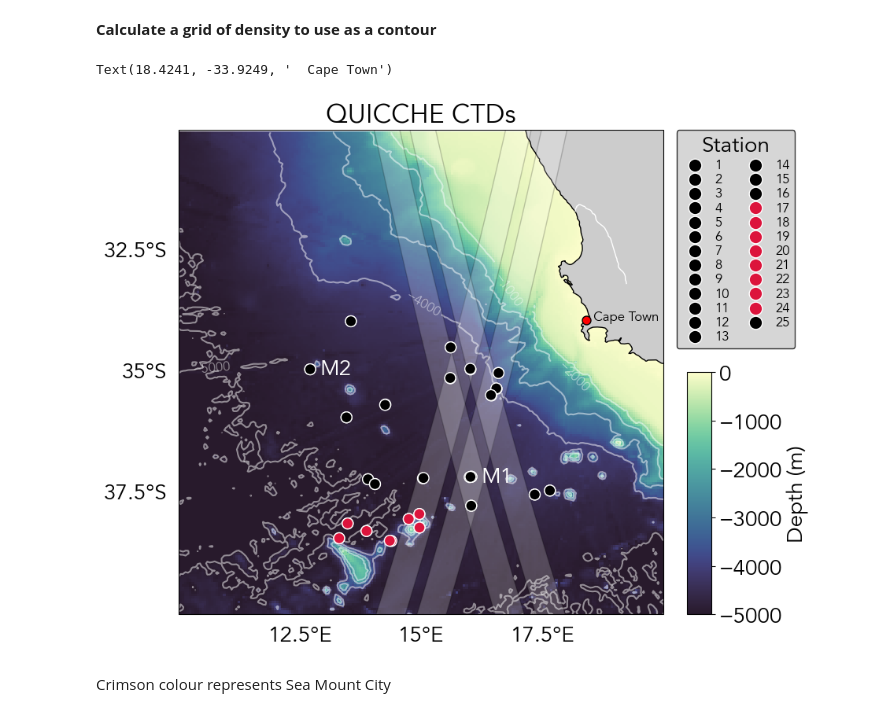
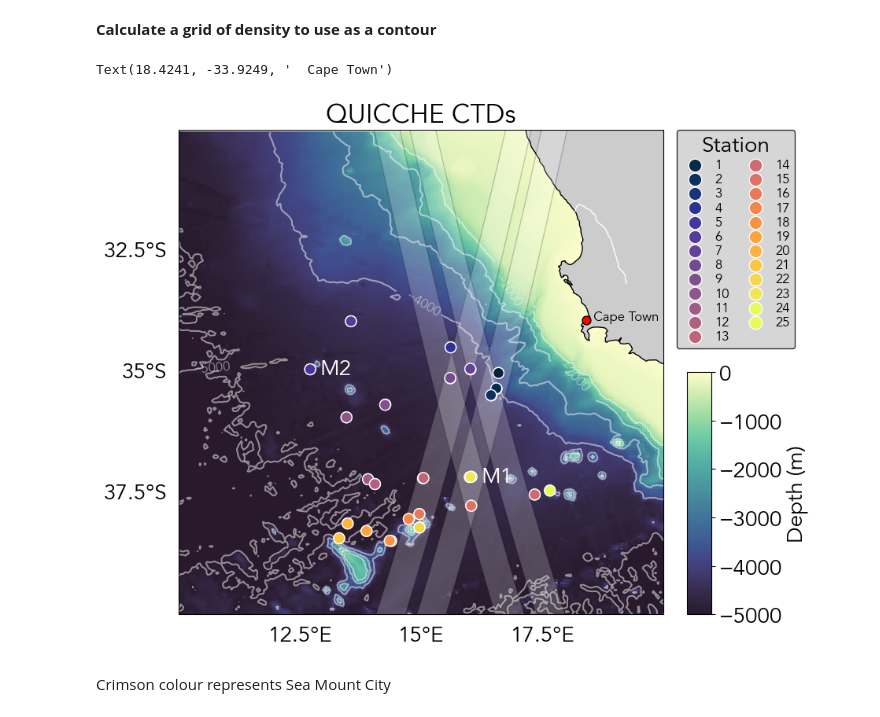
Before and after one commit to jmedholm/CTD, a Jupyter notebook: 03_Plotting_the_data.ipynb, the cells around one changed output. Cells and saved outputs as stored; diff of their text form; code cells hidden in the pictures.

```diff
--- a/03_Plotting_the_data.ipynb
+++ b/03_Plotting_the_data.ipynb
@@ -63,6 +63,8 @@ swath = gpd.read_file('/Users/xedhjo/Documents/Projects/QUICCHE/web-portal/data/
 bathy = xr.open_dataset('/Users/xedhjo/Documents/Projects/QUICCHE/data/gebco_2022_n-30.0_s-45.0_w0.0_e25.0.nc')
 bathy = bathy.interp(lon=np.arange(0,25,.05),lat=np.arange(-45,-30,.05))
 
+ds['chlorophyll'] = ds['chlorophyll'].where(ds['chlorophyll'] >= 0) # QC for chlorophyll
+
 n = ds.station.max().values
 cmap_stn = plt.get_cmap('viridis',n)
 # %% [markdown]
@@ -128,7 +130,7 @@ sct = ds.plot.scatter(ax=ax,
                       vmin=1,
                       ec='w',
                       zorder=5,
-                      cmap=colors,
+                      cmap=plt.get_cmap('cmo.thermal',25),
                       hue='station'
                      )
 
@@ -136,7 +138,7 @@ xlim = ax.get_xlim()
 ylim = ax.get_ylim()
 
 for i in range(n):
-    ax.scatter(100,100,c=[colors(i+1)[:3]],label=f'{i+1}',ec='w')
+    ax.scatter(100,100,c=[plt.get_cmap('cmo.thermal',25)(i+1)[:3]],label=f'{i+1}',ec='w')
 
 ax.set(xlim=xlim,ylim=ylim,title='QUICCHE CTDs')
 leg = ax.legend(ncol=2,
@@ -148,34 +150,34 @@ leg = ax.legend(ncol=2,
           frameon=True,
           facecolor='0.8',
           bbox_to_anchor=[1,1,0.3,0.013],
           title='Station',
           markerscale=2)
 leg.get_frame().set_edgecolor('k')
 
 
 ax.text(ds.sel(cast='down').longitude[3]+0.2,ds.sel(cast='down').latitude[3],'M1',c='w',va='center',ha='left',zorder=10)
 ax.text(ds.sel(cast='down').longitude[5]+0.2,ds.sel(cast='down').latitude[5],'M2',c='w',va='center',ha='left',zorder=10)
 
 axins = inset_axes(
     ax,
     width="5%",  # width: 5% of parent_bbox width
     height="50%",  # height: 50%
     loc="lower left",
     bbox_to_anchor=(1.05, 0., 1, 1),
     bbox_transform=ax.transAxes,
     borderpad=0,
 )
 plt.colorbar(bt, cax=axins,label='Depth (m)')
 
 add_features(ax)
 add_swath(ax)
 ax.set_extent([10,20,-40,-30])
 
 ax.scatter([18.4241],[-33.9249],marker='.',fc='r',ec='k',s=250,zorder=10)
 ax.text(18.4241,-33.9249,'  Cape Town',zorder=10,fontsize=12)
 # %% [output]
 Text(18.4241, -33.9249, '  Cape Town')
-[figure, old version]
+[figure, new version]
 # %% [markdown]
 Crimson colour represents Sea Mount City
 # %%
```
Also changed, not shown: parts of 5 cells of this notebook.
